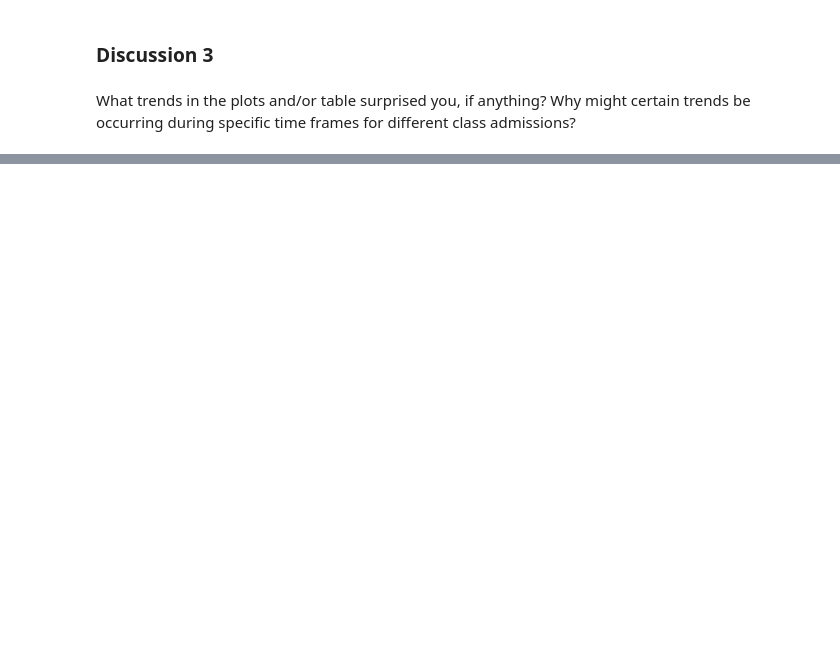
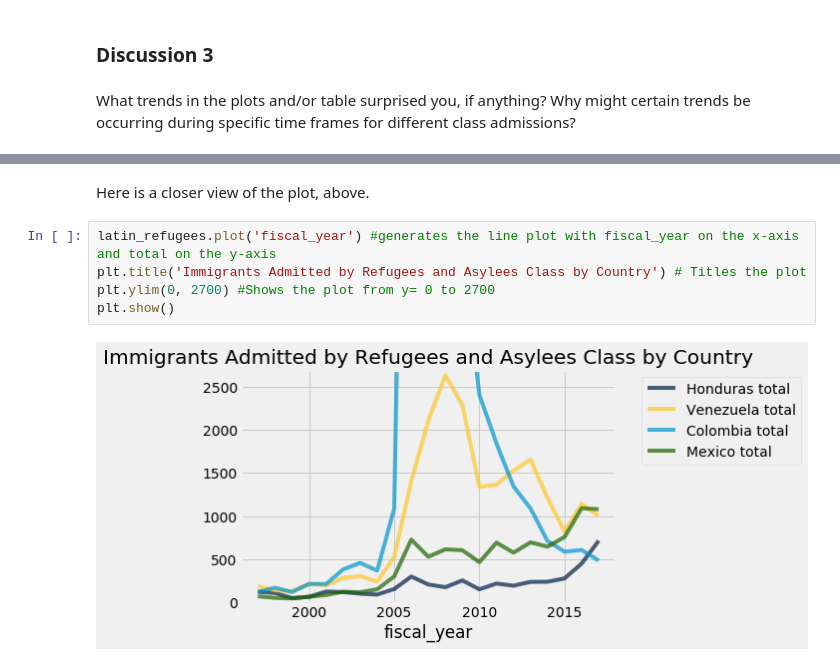
Before and after one commit to ds-modules/POLSCI-5, a Jupyter notebook: Immigration.ipynb, the cells around one changed output, grey strips where cells are left out. Cells and saved outputs as stored; diff of their text form; blank space fills up the shorter version.

```diff
--- a/Immigration.ipynb
+++ b/Immigration.ipynb
@@ -539,0 +657,9 @@ What trends in the plots and/or table surprised you, if anything? Why might cert
+# %% [markdown]
+Here is a closer view of the plot, above.
+# %%
+latin_refugees.plot('fiscal_year') #generates the line plot with fiscal_year on the x-axis and total on the y-axis
+plt.title('Immigrants Admitted by Refugees and Asylees Class by Country') # Titles the plot
+plt.ylim(0, 2700) #Shows the plot from y= 0 to 2700
+plt.show()
+# %% [output]
+[figure, added]
```
Also changed, not shown: parts of 41 cells of this notebook.
